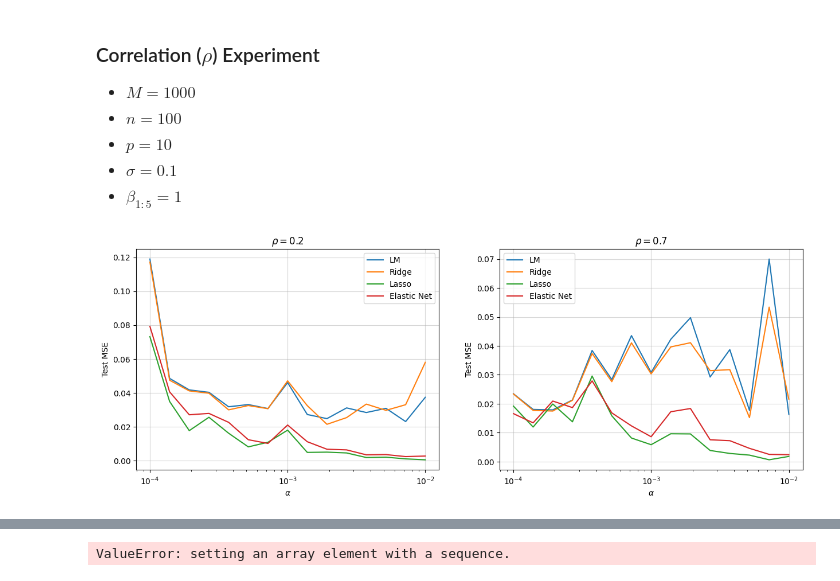
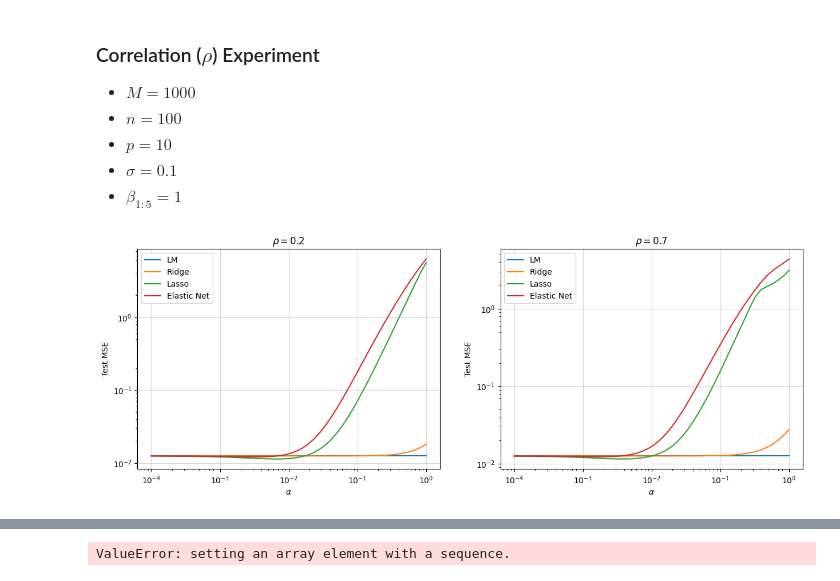
Before and after one commit to SamuelAhou/StatisticalLearning, a Jupyter notebook: Exercice2_modif.ipynb, the cells around one changed output, grey strips where cells are left out. Saved outputs shown, nothing was run; the diff lists cells and outputs as text; code cells hidden in the pictures.

```diff
--- a/Exercice2_modif.ipynb
+++ b/Exercice2_modif.ipynb
@@ -38,6 +39,8 @@ def create_X(n, p, rho):
     X = np.random.multivariate_normal(np.zeros(p), sigma, n)
     X = np.reshape(X, (n, p))
     return X
+
+
 
 def create_y(X, beta, noise_var):
     """
@@ -55,32 +58,28 @@ def lm(X, y):
     """
     Unpenalized linear regression
     """
-    model = sm.OLS(y, X)
-    results = model.fit()
+    results = LinearRegression().fit(X, y)
     return results
 
 def ridge(X, y, alpha):
     """
     Ridge regression
     """
-    model = sm.OLS(y, X)
-    results = model.fit_regularized(alpha=alpha, L1_wt=0)
+    results = Ridge(alpha=alpha).fit(X, y)
     return results
 
 def lasso(X, y, alpha):
     """
     Lasso regression
     """
-    model = sm.OLS(y, X)
-    results = model.fit_regularized(alpha=alpha, L1_wt=1)
+    results = Lasso(alpha=alpha).fit(X, y)
     return results
 
 def elastic_net(X, y, alpha, l1_ratio):
     """
     Elastic net regression
     """
-    model = sm.OLS(y, X)
-    results = model.fit_regularized(alpha=alpha, L1_wt=l1_ratio)
+    results = ElasticNet(alpha=alpha, l1_ratio=l1_ratio).fit(X, y)
     return results
 
 # Define function to compute scores
@@ -118,40 +117,52 @@ ___
 - $\sigma = 0.1$
 - $\beta_{1:5}=1$
 # %%
+from tqdm.auto import tqdm
+
 M=100
 n=100
-p=10
+p=20
 var_noise=0.1
 betas = np.zeros(p)
-betas[0:5] = 1
+
+betas[:5] = np.array([-2, 1, 1, 2, 4])
 
 # Find optimal alpha for each model
 
-alphas = np.logspace(-4, -2, 15)
-N = 1
+alphas = np.logspace(-4, 0, 50)
+N = 100
 
 lm_test_mse = np.zeros((2, len(alphas)))
 ridge_test_mse = np.zeros((2, len(alphas)))
 lasso_test_mse = np.zeros((2, len(alphas)))
 elastic_net_test_mse = np.zeros((2, len(alphas)))
 
-for i, alpha in enumerate(alphas):
+progress_bar = tqdm(range(N*2*len(alphas)))
+for _ in range(N):
     for j, rho in enumerate([0.2, 0.7]):
-        for _ in range(N):
-            X_train = create_X(n, p, 0.2)
-            y_train = create_y(X_train, betas, var_noise)
-            X_test = create_X(M, p, 0.2)
-            y_test = create_y(X_test, betas, 0)
-
+        X_train = create_X(n, p, rho)
+        y_train = create_y(X_train, betas, var_noise)
+        X_test = create_X(M, p, rho)
+        y_test = create_y(X_test, betas, var_noise)
+        for i, alpha in enumerate(alphas):
             lm_results = lm(X_train, y_train)
             ridge_results = ridge(X_train, y_train, alpha)
             lasso_results = lasso(X_train, y_train, alpha)
             elastic_net_results = elastic_net(X_train, y_train, alpha, 0.5)
 
+            """
+            lasso_betas = lasso_results.coef_
+            ridge_betas = ridge_results.coef_
+            elastic_net_betas = elastic_net_results.coef_
+
+            print(f"alpha = {alpha:.2e}, rho = {rho:.2f}, Lasso : {np.where(lasso_betas != 0)[0]},Elas : {np.where(elastic_net_betas != 0)[0]}")
+            """
+
             lm_test_mse[j, i] += np.mean((y_test - lm_results.predict(X_test))**2)
             ridge_test_mse[j, i] += np.mean((y_test - ridge_results.predict(X_test))**2)
             lasso_test_mse[j, i] += np.mean((y_test - lasso_results.predict(X_test))**2)
             elastic_net_test_mse[j, i] += np.mean((y_test - elastic_net_results.predict(X_test))**2)
+            progress_bar.update(1)
 
 lm_test_mse /= N
 ridge_test_mse /= N
@@ -159,77 +170,33 @@ lasso_test_mse /= N
 elastic_net_test_mse /= N
 
 # Plot optimal alpha
 
 fig, ax = plt.subplots(1, 2, figsize=(15, 5))
 
 ax[0].plot(alphas, lm_test_mse[0], label="LM")
 ax[0].plot(alphas, ridge_test_mse[0], label="Ridge")
 ax[0].plot(alphas, lasso_test_mse[0], label="Lasso")
 ax[0].plot(alphas, elastic_net_test_mse[0], label="Elastic Net")
 ax[0].set_xscale('log')
 ax[0].set_xlabel(r"$\alpha$")
 ax[0].set_ylabel("Test MSE")
 ax[0].set_title(r"$\rho = 0.2$")
 ax[0].legend()
 ax[0].grid(alpha=0.5)
+ax[0].set_yscale('log')
 
 ax[1].plot(alphas, lm_test_mse[1], label="LM")
 ax[1].plot(alphas, ridge_test_mse[1], label="Ridge")
 ax[1].plot(alphas, lasso_test_mse[1], label="Lasso")
 ax[1].plot(alphas, elastic_net_test_mse[1], label="Elastic Net")
 ax[1].set_xscale('log')
 ax[1].set_xlabel(r"$\alpha$")
 ax[1].set_ylabel("Test MSE")
 ax[1].set_title(r"$\rho = 0.7$")
 ax[1].legend()
 ax[1].grid(alpha=0.5)
+ax[1].set_yscale('log')
 
 plt.show()
-
-
-# Train and test models
-
-lm_scores = np.zeros((2, M, 6))
-ridge_scores = np.zeros((2, M, 6))
-lasso_scores = np.zeros((2, M, 6))
-elastic_net_scores = np.zeros((2, M, 6))
-
-for i, rho in enumerate([0.7]):
-    alphas = [0.004, 0.01]
-    for j in range(M):
-        X_train = create_X(n, p, rho)
-        y_train = create_y(X_train, betas, var_noise)
-        X_test = create_X(M, p, rho)
-        y_test = create_y(X_test, betas, 0)
-
-        lm_results = lm(X_train, y_train)
-        ridge_results = ridge(X_train, y_train, alphas[i])
-        lasso_results = lasso(X_train, y_train, alphas[i])
-        elastic_net_results = elastic_net(X_train, y_train, alphas[i], 0.5)
-
-        lm_scores[i, j] = scores(X_train, y_train, X_test, y_test, lm_results, betas)
-        ridge_scores[i, j] = scores(X_train, y_train, X_test, y_test, ridge_results, betas)
-        lasso_scores[i, j] = scores(X_train, y_train, X_test, y_test, lasso_results, betas)
-        elastic_net_scores[i, j] = scores(X_train, y_train, X_test, y_test, elastic_net_results, betas)
-
-plt.plot(lasso_scores[0, :, 1], label=r"$\rho = 0.2$")
-plt.plot(lasso_scores[1, :, 1], label=r"$\rho = 0.7$")
-plt.xlabel("Simulation")
-plt.ylabel("Test MSE")
-plt.legend()
-plt.grid(alpha=0.5)
-plt.show()
-
-lm_scores /= M
-ridge_scores /= M
-lasso_scores /= M
-elastic_net_scores /= M
-
-# Save scores
-
-np.savetxt("./ResultsEx2/lm_scores_rho.csv", lm_scores, delimiter=",")
-np.savetxt("./ResultsEx2/ridge_scores_rho.csv", ridge_scores, delimiter=",")
-np.savetxt("./ResultsEx2/lasso_scores_rho.csv", lasso_scores, delimiter=",")
-np.savetxt("./ResultsEx2/elastic_net_scores_rho.csv", elastic_net_scores, delimiter=",")
 # %% [output]
-[figure, old version]
+[figure, new version]
```
Also changed, not shown: parts of 2 cells of this notebook.
